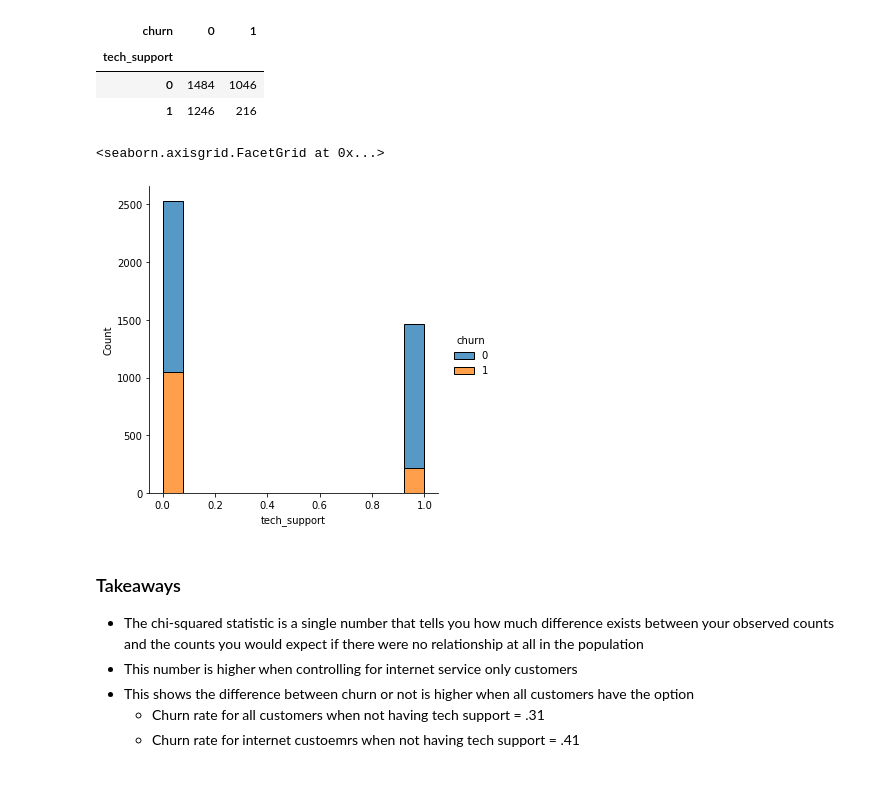
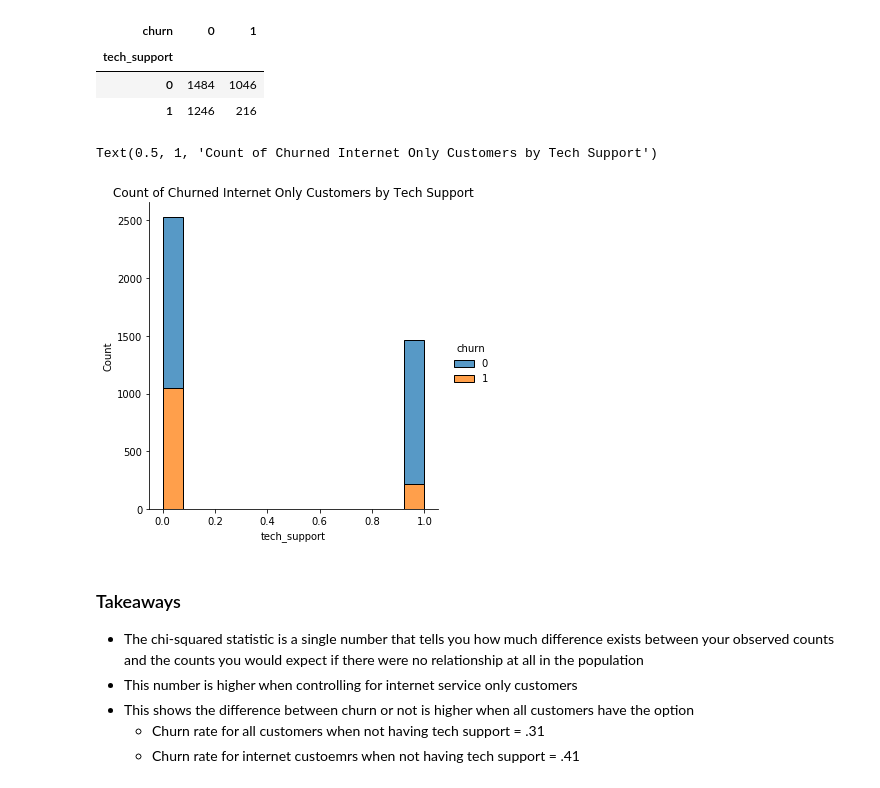
Before and after one commit to ThompsonBethany01/Telco_Churn, a Jupyter notebook: Modeling.ipynb, the cells around one changed output. Cells and saved outputs as stored; diff of their text form; code cells hidden in the pictures.

```diff
--- a/Modeling.ipynb
+++ b/Modeling.ipynb
@@ -271,9 +297,10 @@ observed2
 # %%
 # visual for count of internet customers that have churned or not by tech support
 sns.displot(train_internet, x="tech_support",hue="churn", multiple='stack')
+plt.title('Count of Churned Internet Only Customers by Tech Support')
 # %% [output]
-<seaborn.axisgrid.FacetGrid at 0x...>
+Text(0.5, 1, 'Count of Churned Internet Only Customers by Tech Support')
-[figure, old version]
+[figure, new version]
 # %% [markdown]
 ### Takeaways
 - The chi-squared statistic is a single number that tells you how much difference exists between your observed counts and the counts you would expect if there were no relationship at all in the population
```
Also changed, not shown: parts of 6 cells of this notebook, 3 other files.
